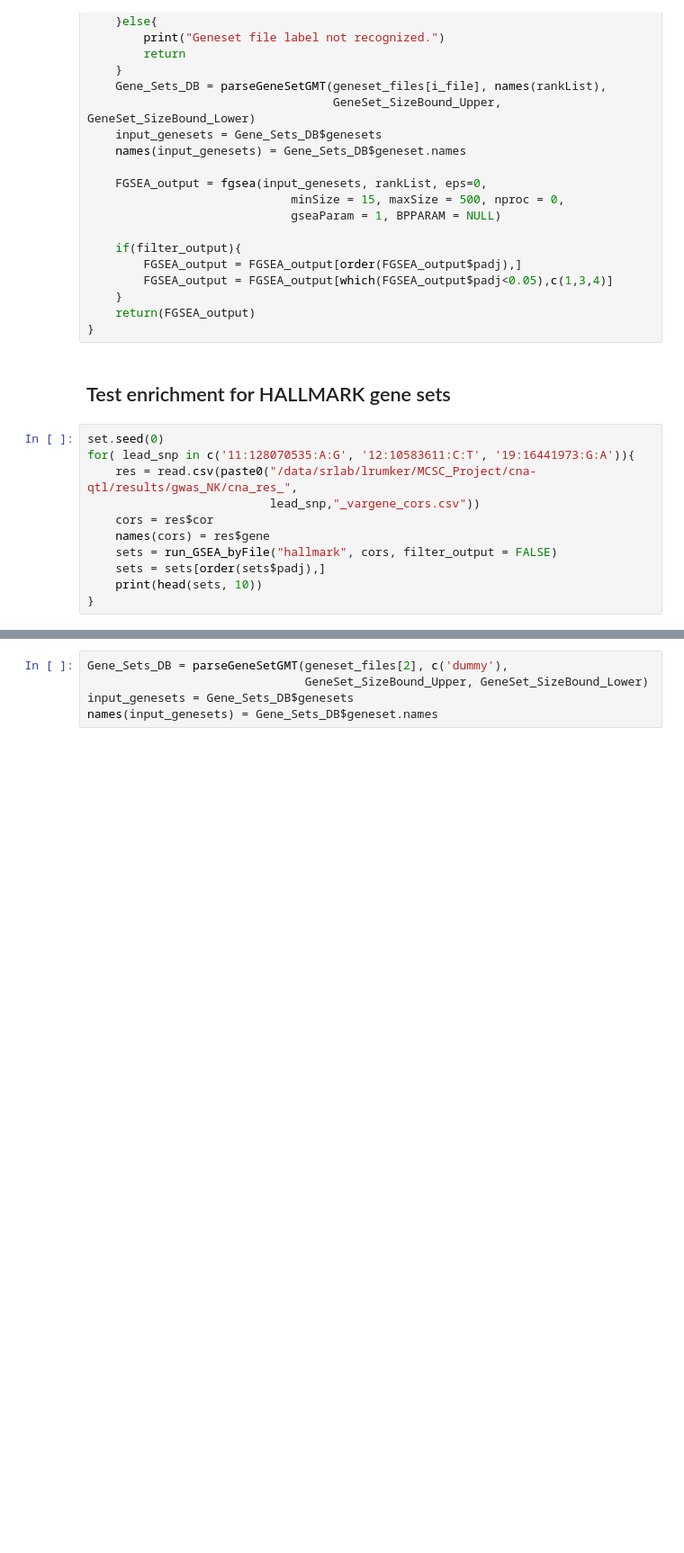
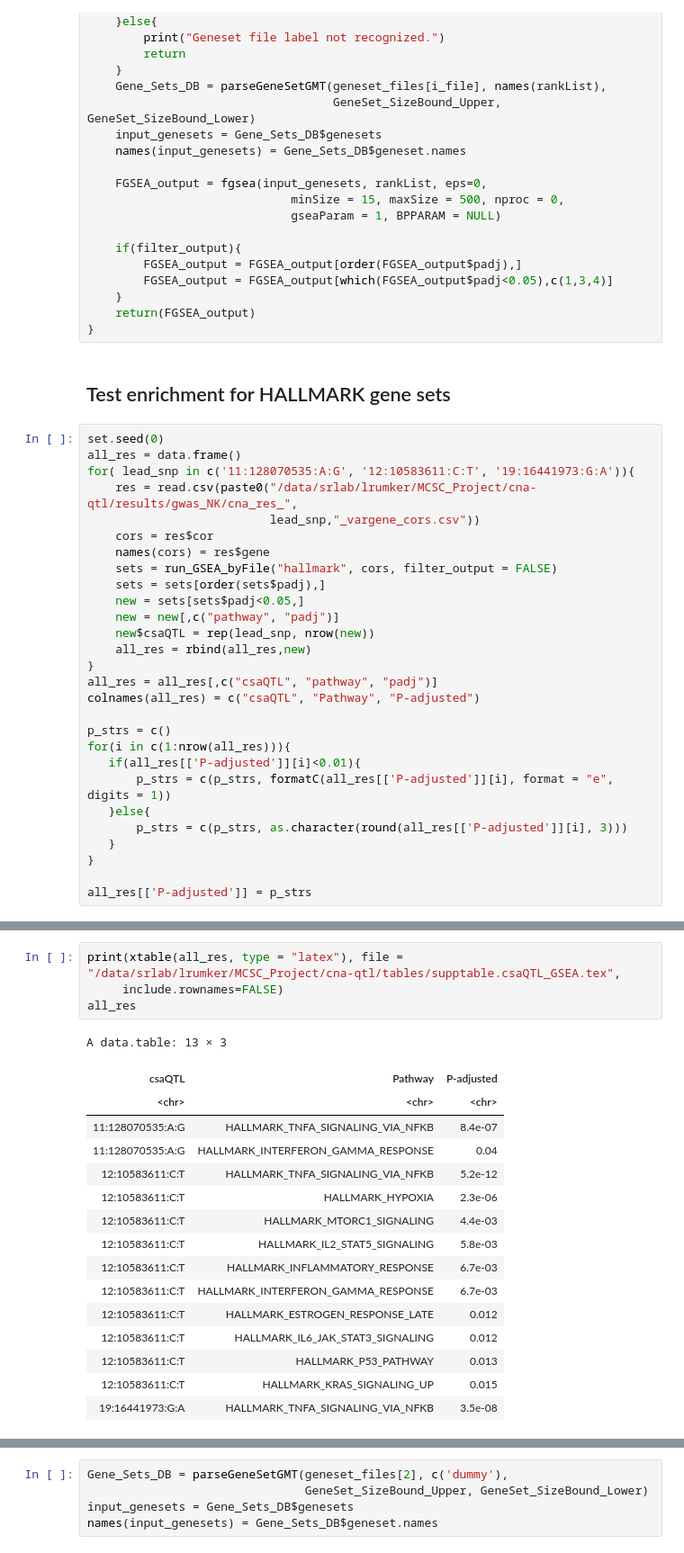
Before and after one commit to immunogenomics/GeNA-applied, a Jupyter notebook: notebooks/Gene_Set_Enrichment.ipynb, the cells around one changed output, grey strips where cells are left out. Shown at 90% size. Drawn from its saved outputs; the diff is of its cells as text; blank space fills up the shorter version.

```diff
--- a/notebooks/Gene_Set_Enrichment.ipynb
+++ b/notebooks/Gene_Set_Enrichment.ipynb
@@ -67,6 +68,7 @@ run_GSEA_byFile <-function(genesettype, rankList, filter_output=TRUE,
 ## Test enrichment for HALLMARK gene sets
 # %%
 set.seed(0)
+all_res = data.frame()
 for( lead_snp in c('11:128070535:A:G', '12:10583611:C:T', '19:16441973:G:A')){
     res = read.csv(paste0("/data/srlab/lrumker/MCSC_Project/cna-qtl/results/gwas_NK/cna_res_",
                           lead_snp,"_vargene_cors.csv"))
@@ -74,8 +76,24 @@ for( lead_snp in c('11:128070535:A:G', '12:10583611:C:T', '19:16441973:G:A')){
     names(cors) = res$gene
     sets = run_GSEA_byFile("hallmark", cors, filter_output = FALSE)
     sets = sets[order(sets$padj),]
-    print(head(sets, 10))
+    new = sets[sets$padj<0.05,]
+    new = new[,c("pathway", "padj")]
+    new$csaQTL = rep(lead_snp, nrow(new))
+    all_res = rbind(all_res,new)
 }
+all_res = all_res[,c("csaQTL", "pathway", "padj")]
+colnames(all_res) = c("csaQTL", "Pathway", "P-adjusted")
+
+p_strs = c()
+for(i in c(1:nrow(all_res))){
+   if(all_res[['P-adjusted']][i]<0.01){
+       p_strs = c(p_strs, formatC(all_res[['P-adjusted']][i], format = "e", digits = 1))
+   }else{
+       p_strs = c(p_strs, as.character(round(all_res[['P-adjusted']][i], 3)))
+   }
+}
+
+all_res[['P-adjusted']] = p_strs
 # %% [output]
 12345678910111213141516171819202122232425262728293031323334353637383940414243444546474849501
 2
@@ -97 +115,22 @@ for( lead_snp in c('11:128070535:A:G', '12:10583611:C:T', '19:16441973:G:A')){
+# %%
+print(xtable(all_res, type = "latex"), file = "/data/srlab/lrumker/MCSC_Project/cna-qtl/tables/supptable.csaQTL_GSEA.tex",
+     include.rownames=FALSE)
+all_res
+# %% [output]
+A data.table: 13 × 3
+| csaQTL | Pathway | P-adjusted |
+| <chr> | <chr> | <chr> |
+| 11:128070535:A:G | HALLMARK_TNFA_SIGNALING_VIA_NFKB | 8.4e-07 |
+| 11:128070535:A:G | HALLMARK_INTERFERON_GAMMA_RESPONSE | 0.04 |
+| 12:10583611:C:T | HALLMARK_TNFA_SIGNALING_VIA_NFKB | 5.2e-12 |
+| 12:10583611:C:T | HALLMARK_HYPOXIA | 2.3e-06 |
+| 12:10583611:C:T | HALLMARK_MTORC1_SIGNALING | 4.4e-03 |
+| 12:10583611:C:T | HALLMARK_IL2_STAT5_SIGNALING | 5.8e-03 |
+| 12:10583611:C:T | HALLMARK_INFLAMMATORY_RESPONSE | 6.7e-03 |
+| 12:10583611:C:T | HALLMARK_INTERFERON_GAMMA_RESPONSE | 6.7e-03 |
+| 12:10583611:C:T | HALLMARK_ESTROGEN_RESPONSE_LATE | 0.012 |
+| 12:10583611:C:T | HALLMARK_IL6_JAK_STAT3_SIGNALING | 0.012 |
+| 12:10583611:C:T | HALLMARK_P53_PATHWAY | 0.013 |
+| 12:10583611:C:T | HALLMARK_KRAS_SIGNALING_UP | 0.015 |
+| 19:16441973:G:A | HALLMARK_TNFA_SIGNALING_VIA_NFKB | 3.5e-08 |
 # %% [markdown]
```
Also changed, not shown: parts of 7 cells of this notebook, 3 other files.
